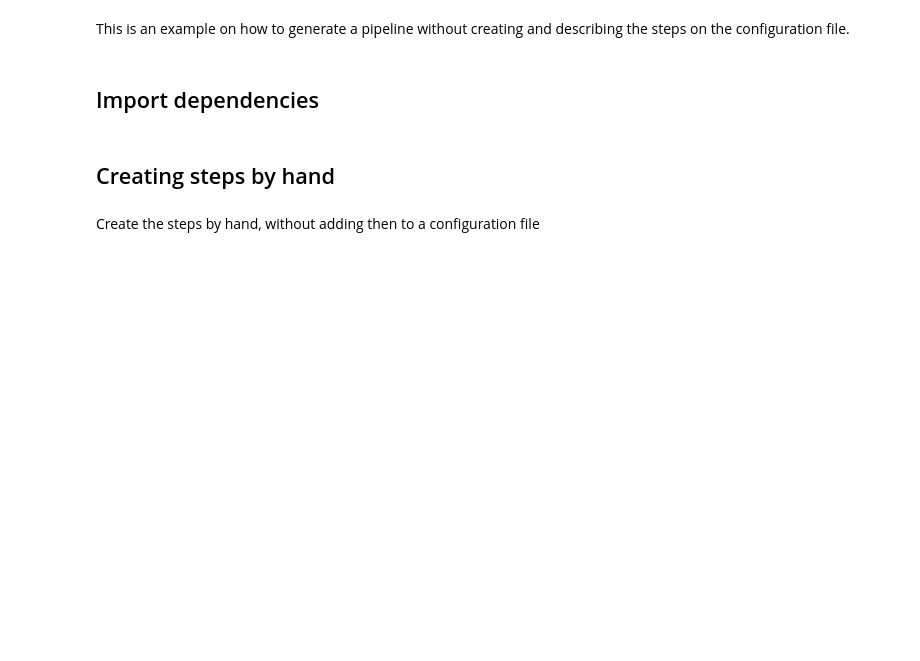
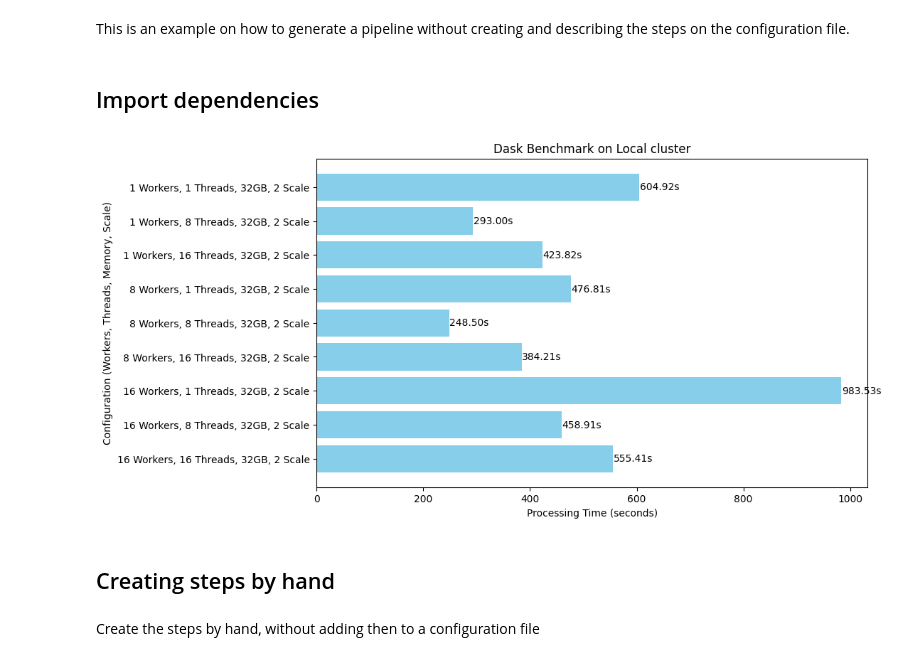
Before and after one commit to paidiver/paidiverpy, a Jupyter notebook: examples/example_notebooks/pipeline_generation.ipynb, the cells around one changed output. Saved outputs shown, nothing was run; the diff lists cells and outputs as text; code cells hidden in the pictures; blank space fills up the shorter version.

```diff
--- a/examples/example_notebooks/pipeline_generation.ipynb
+++ b/examples/example_notebooks/pipeline_generation.ipynb
@@ -7,3 +50,29 @@ This is an example on how to generate a pipeline without creating and describing
+# %%
+with open("../../../benchmark_results_local_20250210_201318.json") as file:
+    results = json.load(file)
+# %%
+labels = [f"{r['workers']} Workers, {r['threads']} Threads, {r['memory']}GB, {r['scale']} Scale" for r in results]
+sorted_indices = np.argsort([r["workers"] * 1000 + r["threads"] * 100 + r["memory"] + r["scale"] for r in results])
+y_label = "Configuration (Workers, Threads, Memory, Scale)"
+# %%
+times = [r["time_taken"] for r in results]
+
+labels = [labels[i] for i in sorted_indices]
+times = [times[i] for i in sorted_indices]
+
+plt.figure(figsize=(10, 6))
+plt.barh(labels, times, color="skyblue")
+
+plt.xlabel("Processing Time (seconds)")
+plt.ylabel(y_label)
+plt.title(f"Dask Benchmark on Local cluster")
+
+for index, value in enumerate(times):
+    plt.text(value + 0.5, index, f"{value:.2f}s", va="center", fontsize=10)
+
+plt.gca().invert_yaxis()
+# %% [output]
+[figure, added]
 # %%
 %load_ext autoreload
 %autoreload 2
```
Also changed, not shown: parts of 2 cells of this notebook, 4 other files.
